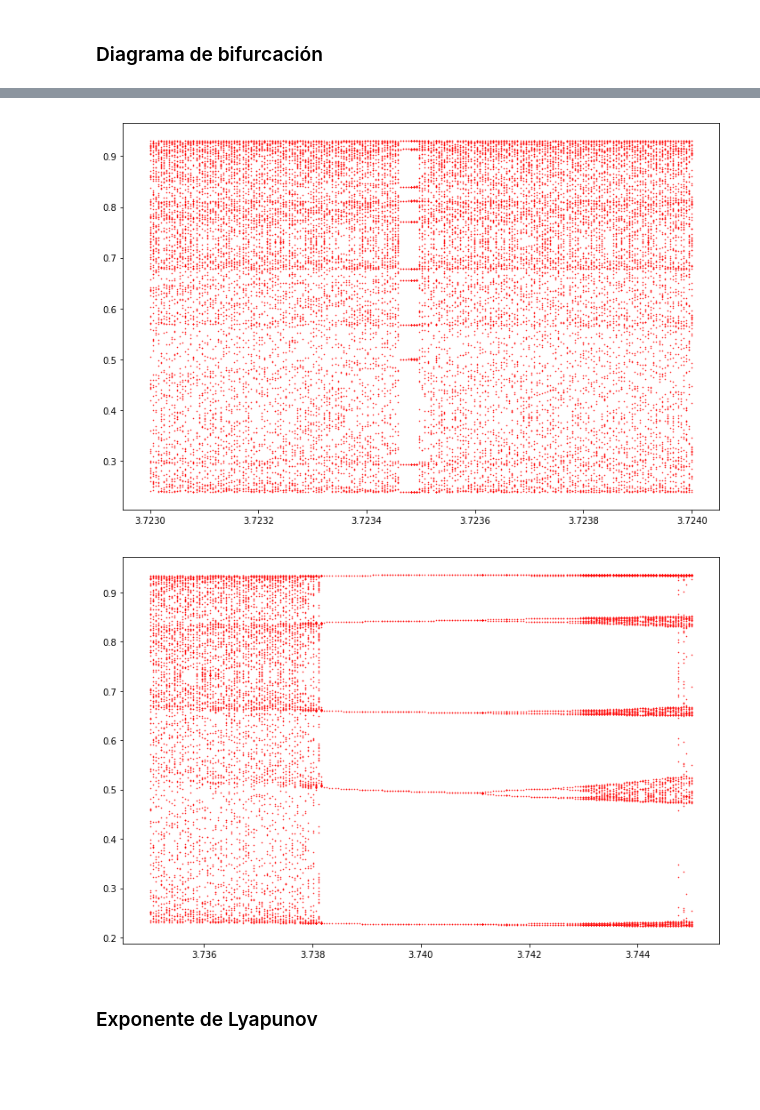
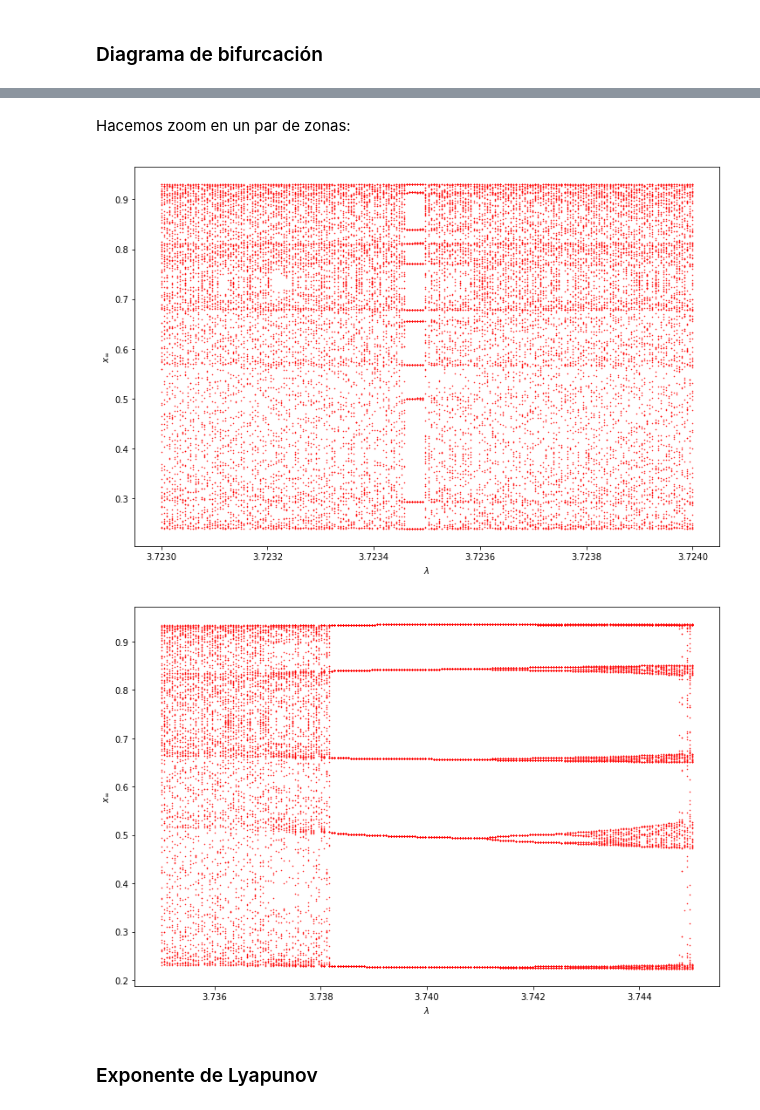
Before and after one commit to albertoruiz/inforfis, a Jupyter notebook: notebooks/chaos.ipynb, the cells around one changed output, grey strips where cells are left out. Cells and saved outputs as stored; diff of their text form; code cells hidden in the pictures; blank space fills up the shorter version.

```diff
--- a/notebooks/chaos.ipynb
+++ b/notebooks/chaos.ipynb
@@ -100,7 +100,8 @@ import itertools as it
 # %%
-def mkSec(lam,x0=0.5):
-    x = x0
-    while True:
-        x = f(lam,x)
-        yield x
+def mkSec(lam, x0=0.5, n=10000):
+    x = np.zeros(n)
+    x[0] = x0
+    for k in range(1,n):
+        x[k] = f(lam,x[k-1])
+    return x
 # %%
@@ -126,4 +118,3 @@ list(it.islice(mkSec(3.5,0.1),30))
 # %%
-def limit(lam,x0=0.5,tot=1000, n=100):
-    sec = it.islice(mkSec(lam),tot,tot+n)
-    return np.array(list(sec))
+def limit(lam, x0=0.5, drop=1000, n=100):
+    return mkSec(lam, x0, drop+n)[-n:]
@@ -150,4 +130,0 @@ array([[0.87499726, 0.38281968, 0.82694071, 0.50088421],
-# %%
-def limit(lam,x0=0.5,tot=10000, n=200):
-    sec = it.islice(mkSec(lam),tot,tot+n)
-    return set(sec)
@@ -154,11 +141,8 @@ def limit(lam,x0=0.5,tot=10000, n=200):
 # %%
-def g(l): return 100
-
 def bifurcación(l1,l2):
     lams = np.linspace(l1,l2,200)
     for l in lams:
-        y = list(limit(l,n=g(l)))
-        #print(y)
+        y = limit(l,n=100)
         x = l*np.ones(len(y))
         plt.plot(x,y,'.',color='red',markerSize=1)
 # %%
@@ -169,13 +154,17 @@ bifurcación(2.8,3.9)
+# %% [markdown]
+Hacemos zoom en un par de zonas:
 # %%
 plt.figure(figsize=(12,8))
 bifurcación(3.723,3.724)
+plt.xlabel("$\lambda$"); plt.ylabel("$x_\infty$");
 # %% [output]
-[figure, old version]
+[figure, new version]
 # %%
 plt.figure(figsize=(12,8))
 bifurcación(3.735,3.745)
+plt.xlabel("$\lambda$"); plt.ylabel("$x_\infty$");
 # %% [output]
-[figure, old version]
+[figure, new version]
 # %% [markdown]
 ### Exponente de Lyapunov
 # %%
```
Also changed, not shown: parts of 15 cells of this notebook.
